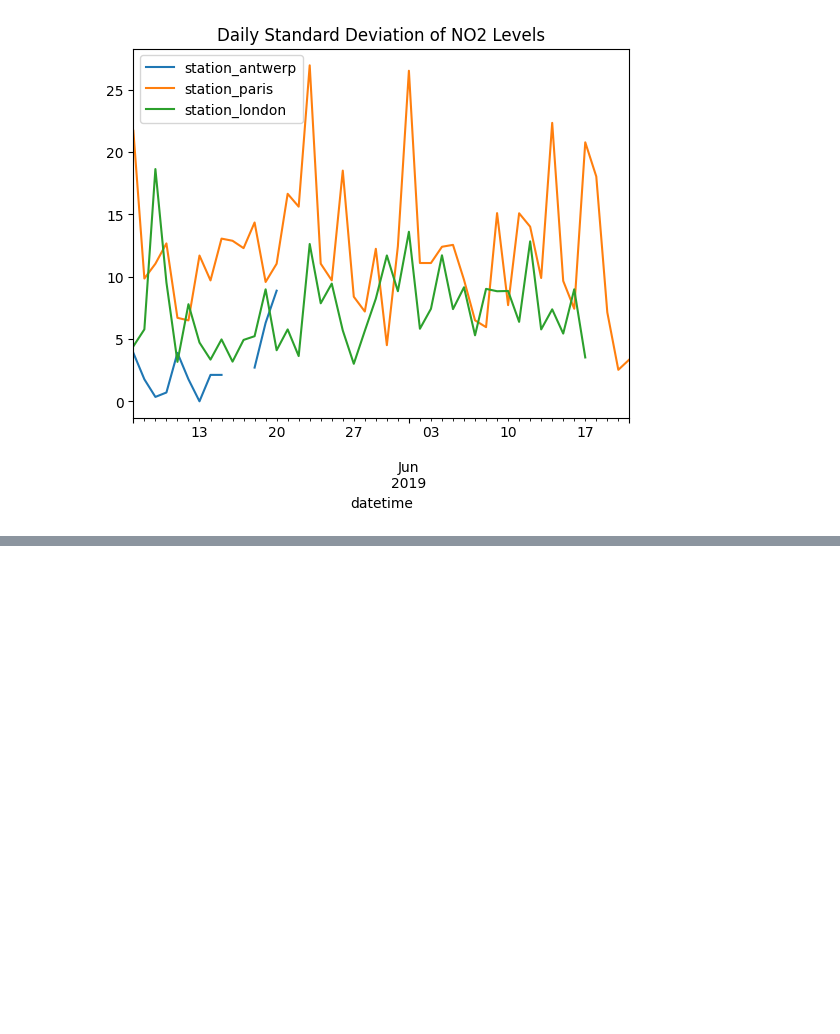
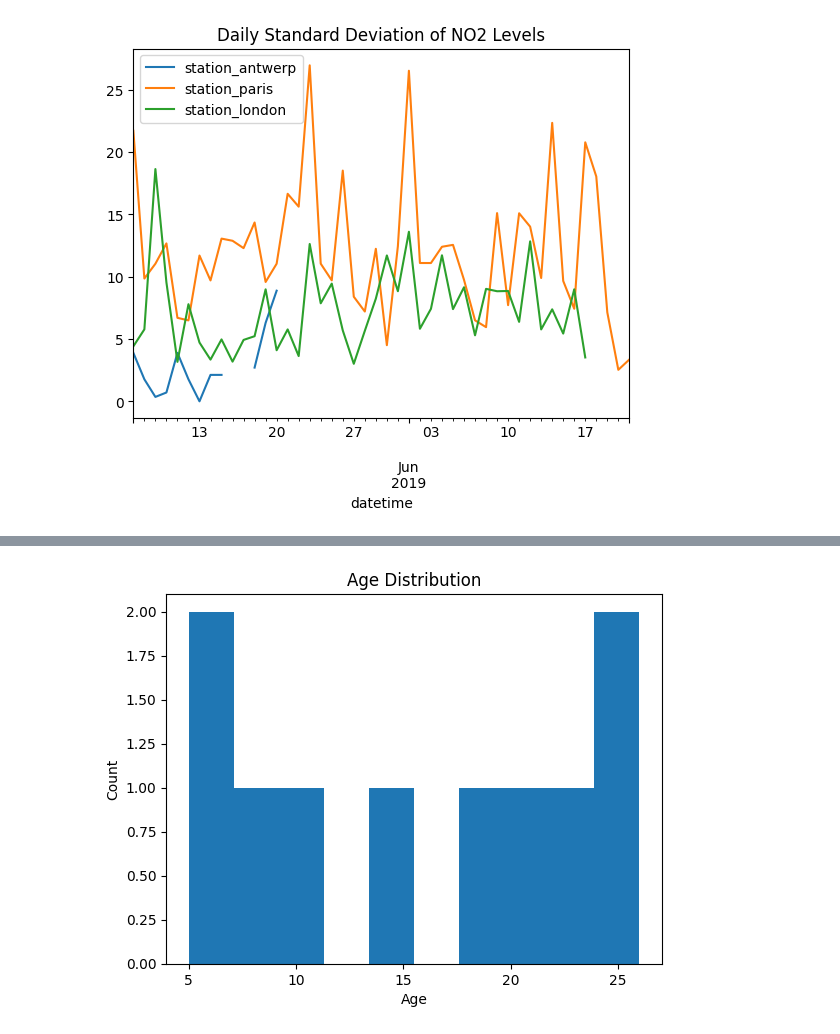
Before and after one commit to A-ghori/Matplot-Seaborn, a Jupyter notebook: matplot.ipynb, the cells around one changed output, grey strips where cells are left out. Cells and saved outputs as stored; diff of their text form; code cells hidden in the pictures; blank space fills up the shorter version.

```diff
--- a/matplot.ipynb
+++ b/matplot.ipynb
@@ -138,0 +145,12 @@ Text(0.5, 1.0, 'Daily Standard Deviation of NO2 Levels')
+# %%
+import matplotlib.pyplot as plt
+
+ages = [5, 7, 8, 10, 15, 18, 21, 22, 25, 26]
+
+plt.hist(ages, bins=10)  # 3 buckets: 0–10, 11–20, 21–30
+plt.title("Age Distribution")
+plt.xlabel("Age")
+plt.ylabel("Count")
+plt.show()
+# %% [output]
+[figure, added]
```
Also changed, not shown: parts of 3 cells of this notebook.
